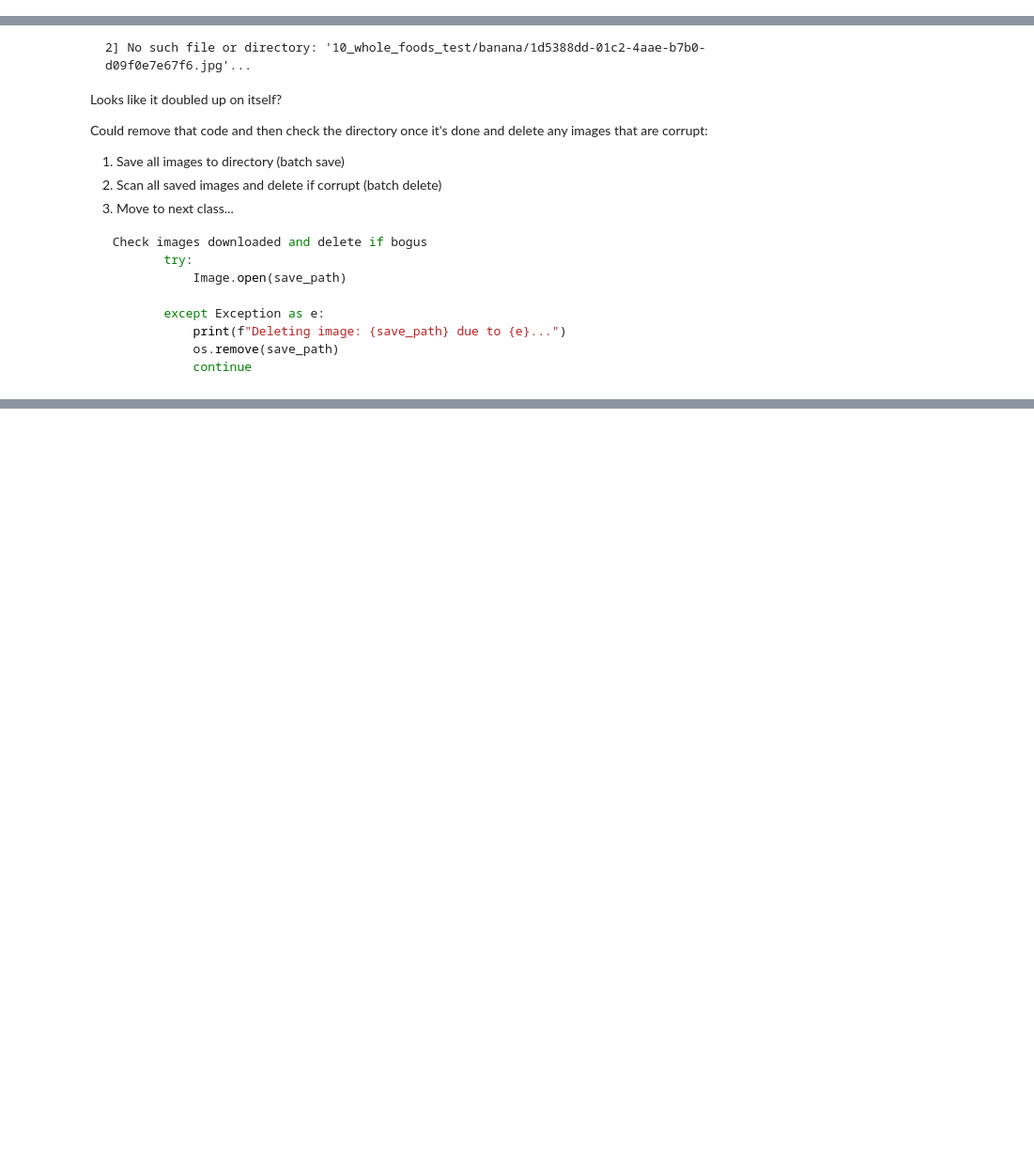
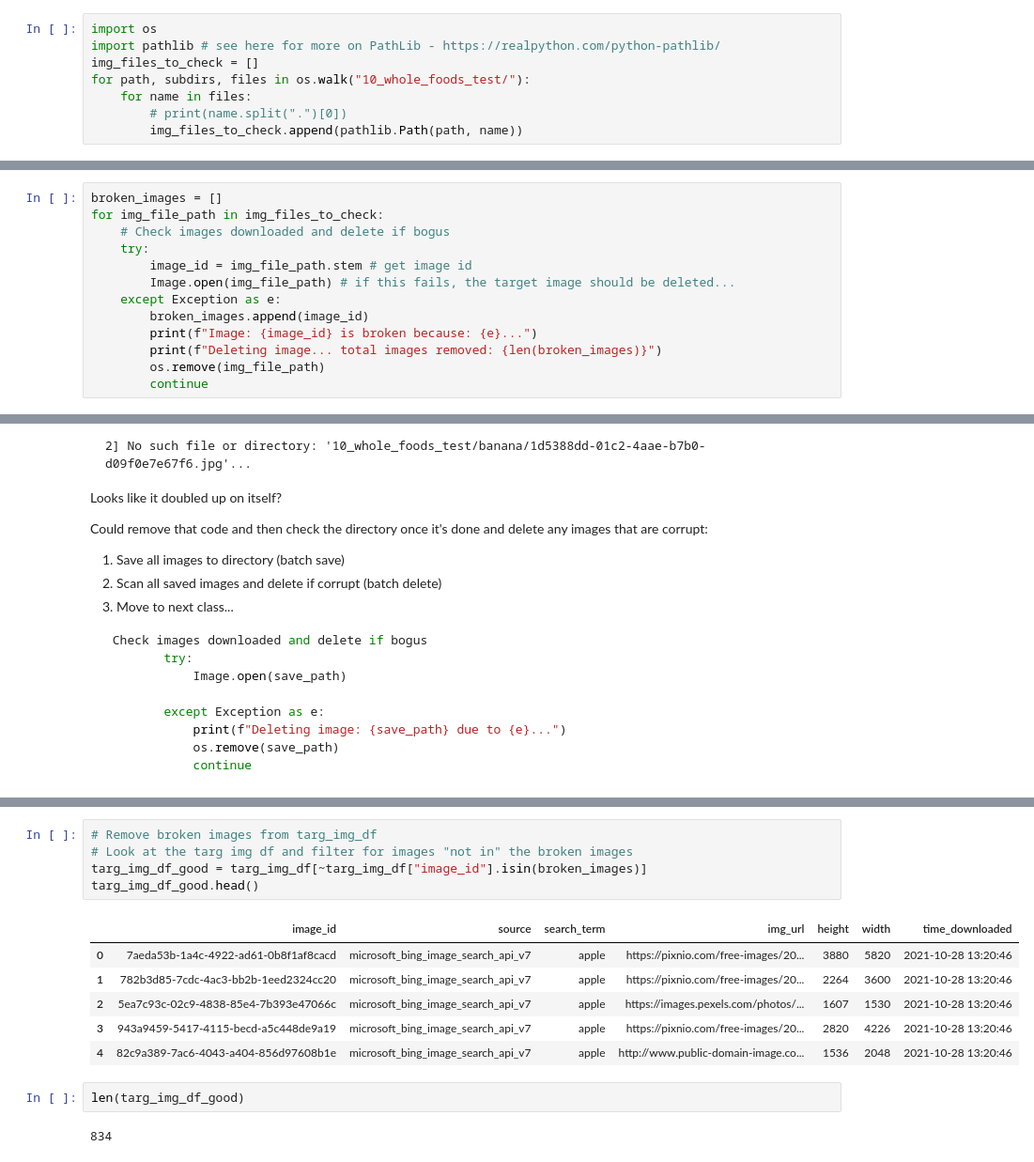
Before and after one commit to mrdbourke/nutrify, a Jupyter notebook: data_download.ipynb, the cells around one changed output, grey strips where cells are left out. Shown at 94% size. Drawn from its saved outputs; the diff is of its cells as text; blank space fills up the shorter version.

```diff
--- a/data_download.ipynb
+++ b/data_download.ipynb
@@ -265,0 +361,8 @@ FileNotFoundError: [Errno 2] No such file or directory: '10_whole_foods_test/ban
+# %%
+import os
+import pathlib # see here for more on PathLib - https://realpython.com/python-pathlib/
+img_files_to_check = []
+for path, subdirs, files in os.walk("10_whole_foods_test/"):
+    for name in files:
+        # print(name.split(".")[0])
+        img_files_to_check.append(pathlib.Path(path, name))
@@ -265,0 +374,13 @@ FileNotFoundError: [Errno 2] No such file or directory: '10_whole_foods_test/ban
+# %%
+broken_images = []
+for img_file_path in img_files_to_check:
+    # Check images downloaded and delete if bogus
+    try:
+        image_id = img_file_path.stem # get image id
+        Image.open(img_file_path) # if this fails, the target image should be deleted...
+    except Exception as e:
+        broken_images.append(image_id)
+        print(f"Image: {image_id} is broken because: {e}...")
+        print(f"Deleting image... total images removed: {len(broken_images)}")
+        os.remove(img_file_path)
+        continue
@@ -305,0 +465,16 @@ open("downloaded_img.jpg", "wb").write(image.content)
+# %%
+# Remove broken images from targ_img_df
+# Look at the targ img df and filter for images "not in" the broken images
+targ_img_df_good = targ_img_df[~targ_img_df["image_id"].isin(broken_images)]
+targ_img_df_good.head()
+# %% [output]
+|  | image_id | source | search_term | img_url | height | width | time_downloaded |
+| 0 | 7aeda53b-1a4c-4922-ad61-0b8f1af8cacd | microsoft_bing_image_search_api_v7 | apple | https://pixnio.com/free-images/20... | 3880 | 5820 | 2021-10-28 13:20:46 |
+| 1 | 782b3d85-7cdc-4ac3-bb2b-1eed2324cc20 | microsoft_bing_image_search_api_v7 | apple | https://pixnio.com/free-images/20... | 2264 | 3600 | 2021-10-28 13:20:46 |
+| 2 | 5ea7c93c-02c9-4838-85e4-7b393e47066c | microsoft_bing_image_search_api_v7 | apple | https://images.pexels.com/photos/... | 1607 | 1530 | 2021-10-28 13:20:46 |
+| 3 | 943a9459-5417-4115-becd-a5c448de9a19 | microsoft_bing_image_search_api_v7 | apple | https://pixnio.com/free-images/20... | 2820 | 4226 | 2021-10-28 13:20:46 |
+| 4 | 82c9a389-7ac6-4043-a404-856d97608b1e | microsoft_bing_image_search_api_v7 | apple | http://www.public-domain-image.co... | 1536 | 2048 | 2021-10-28 13:20:46 |
+# %%
+len(targ_img_df_good)
+# %% [output]
+834
```
Also changed, not shown: parts of 28 cells of this notebook.
